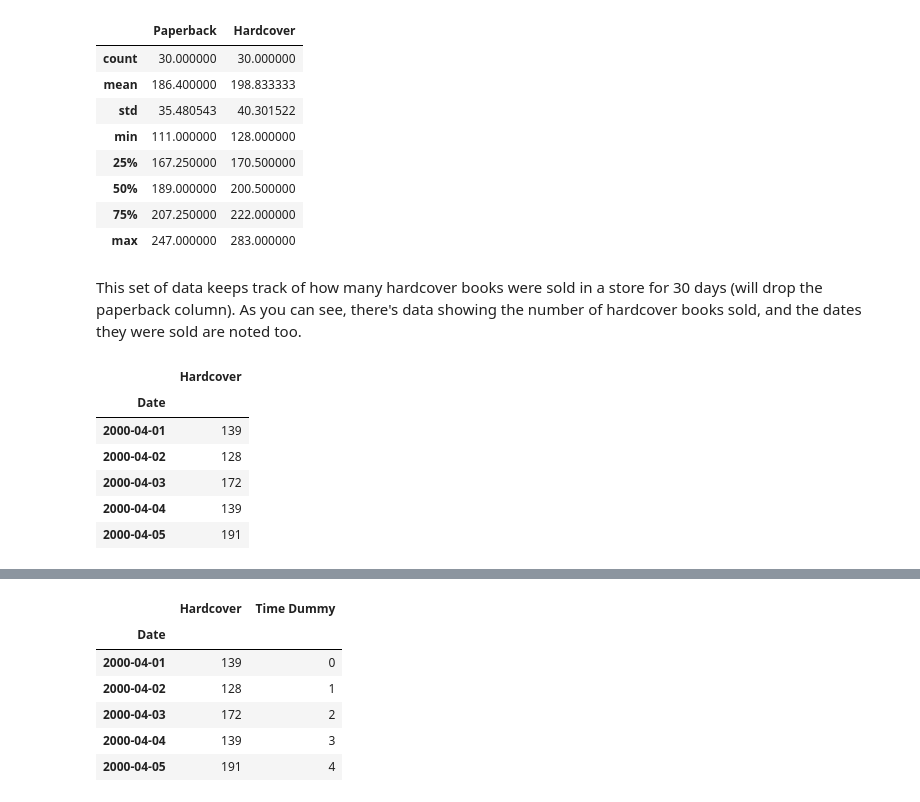
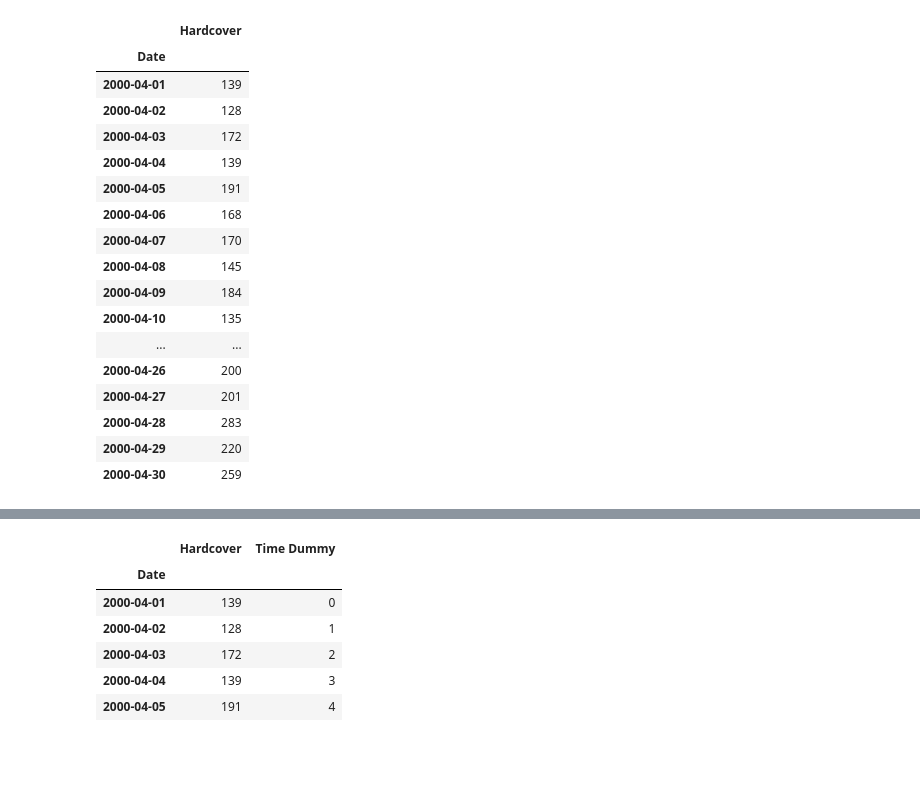
Before and after one commit to gani88/ForecastingTimeSeries, a Jupyter notebook: Forecasting_1_Time_Series.ipynb, the cells around one changed output, grey strips where cells are left out. Cells and saved outputs as stored; diff of their text form; code cells hidden in the pictures; blank space fills up the shorter version.

```diff
--- a/Forecasting_1_Time_Series.ipynb
+++ b/Forecasting_1_Time_Series.ipynb
@@ -19,6 +41,4 @@ import numpy as np
 # %%
 import pandas as pd
 
-df = pd.read_csv('/content/book_sales.csv', index_col='Date', parse_dates=['Date'])
-
-df.head()
+df = pd.read_csv('/content/ForecastingTimeSeries/Dataset/book_sales.csv', index_col='Date', parse_dates=['Date'])
@@ -32,0 +45,2 @@ df.head()
+# %%
+df = df.drop(columns=['Paperback'])
@@ -33,15 +61,21 @@ df.head()
 # %%
-df.describe()
+df
 # %% [output]
-|  | Paperback | Hardcover |
-| count | 30.000000 | 30.000000 |
-| mean | 186.400000 | 198.833333 |
-| std | 35.480543 | 40.301522 |
-| min | 111.000000 | 128.000000 |
-| 25% | 167.250000 | 170.500000 |
-| 50% | 189.000000 | 200.500000 |
-| 75% | 207.250000 | 222.000000 |
-| max | 247.000000 | 283.000000 |
+|  | Hardcover |
+| Date |  |
+| 2000-04-01 | 139 |
+| 2000-04-02 | 128 |
+| 2000-04-03 | 172 |
+| 2000-04-04 | 139 |
+| 2000-04-05 | 191 |
+| 2000-04-06 | 168 |
+| 2000-04-07 | 170 |
+| 2000-04-08 | 145 |
+| 2000-04-09 | 184 |
+| 2000-04-10 | 135 |
+| ... | ... |
+| 2000-04-26 | 200 |
+| 2000-04-27 | 201 |
+| 2000-04-28 | 283 |
+| 2000-04-29 | 220 |
+| 2000-04-30 | 259 |
-# %% [markdown]
-
-This set of data keeps track of how many hardcover books were sold in a store for 30 days (will drop the paperback column). As you can see, there's data showing the number of hardcover books sold, and the dates they were sold are noted too.
@@ -50,10 +81,0 @@ df = df.drop('Paperback', axis=1)
-# %%
-df.head()
-# %% [output]
-|  | Hardcover |
-| Date |  |
-| 2000-04-01 | 139 |
-| 2000-04-02 | 128 |
-| 2000-04-03 | 172 |
-| 2000-04-04 | 139 |
-| 2000-04-05 | 191 |
```
Also changed, not shown: parts of 15 cells of this notebook.
